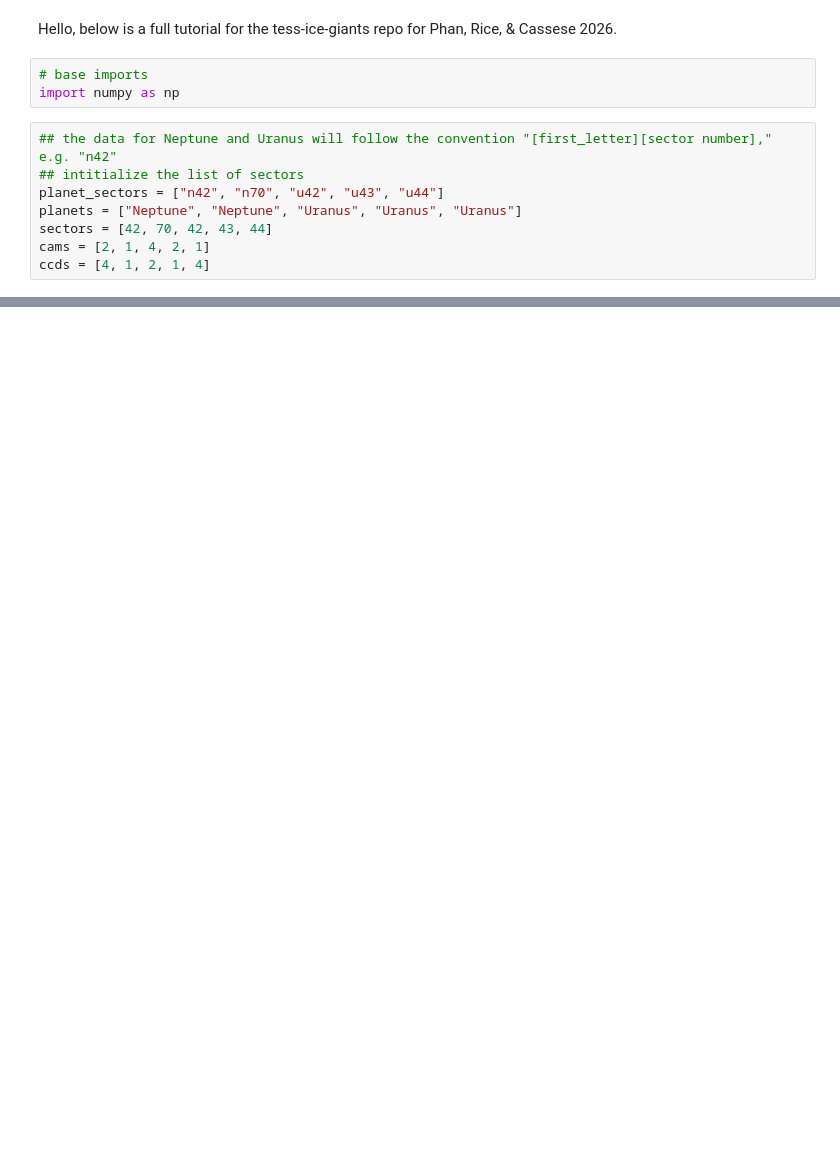
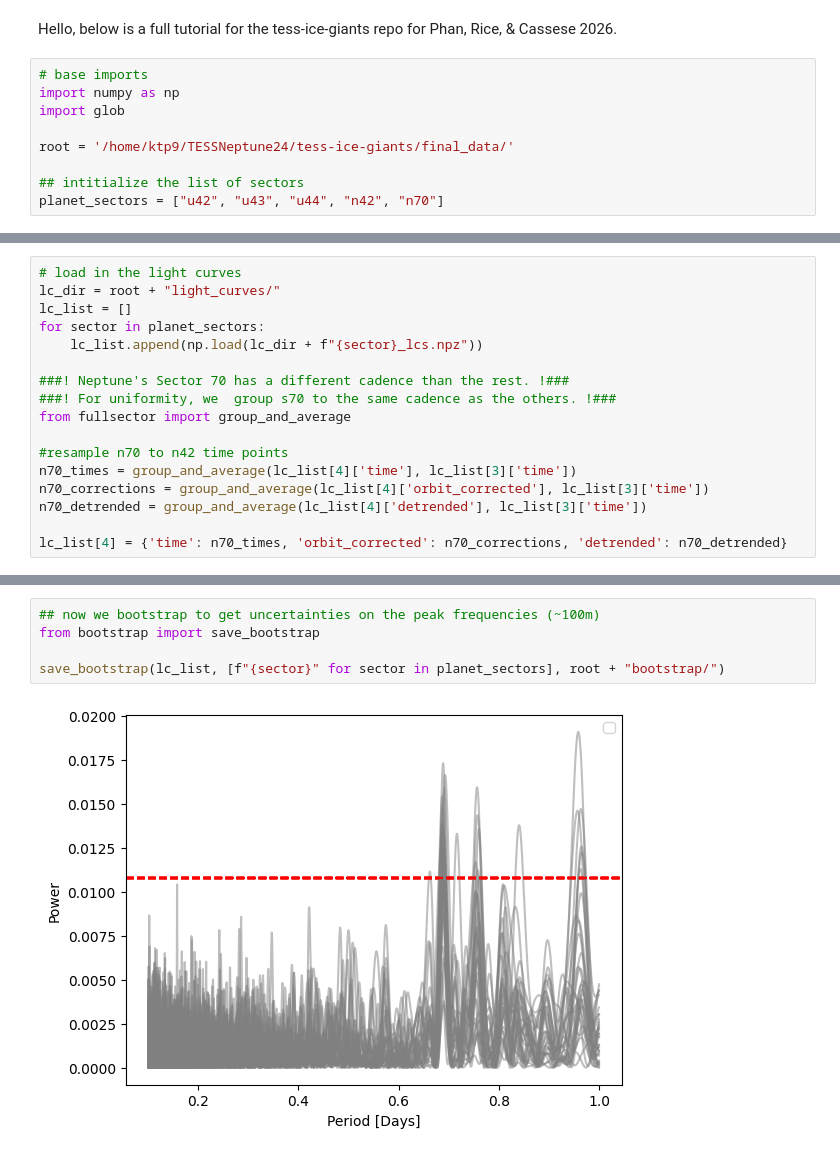
Before and after one commit to kenny-phan/tess-ice-giants, a Jupyter notebook: tess-ice-giants/frequency_analysis/tutorial.ipynb, the cells around one changed output, grey strips where cells are left out. Cells and saved outputs as stored; diff of their text form; blank space fills up the shorter version.

Commit message:
reorganization and code for light curve periodogram plotting

```diff
--- a/tess-ice-giants/frequency_analysis/tutorial.ipynb
+++ b/tess-ice-giants/frequency_analysis/tutorial.ipynb
@@ -3,11 +3,9 @@ Hello, below is a full tutorial for the tess-ice-giants repo for Phan, Rice, & C
 # %%
 # base imports
 import numpy as np
+import glob
+
+root = '/home/ktp9/TESSNeptune24/tess-ice-giants/final_data/'
+
+## intitialize the list of sectors
+planet_sectors = ["u42", "u43", "u44", "n42", "n70"]
-# %%
-## the data for Neptune and Uranus will follow the convention "[first_letter][sector number]," e.g. "n42"
-## intitialize the list of sectors
-planet_sectors = ["n42", "n70", "u42", "u43", "u44"]
-planets = ["Neptune", "Neptune", "Uranus", "Uranus", "Uranus"]
-sectors = [42, 70, 42, 43, 44]
-cams = [2, 1, 4, 2, 1]
-ccds = [4, 1, 2, 1, 4]
@@ -24,0 +57,17 @@ from orbit_correction import detrend_all
+# %%
+# load in the light curves
+lc_dir = root + "light_curves/"
+lc_list = []
+for sector in planet_sectors:
+    lc_list.append(np.load(lc_dir + f"{sector}_lcs.npz"))
+
+###! Neptune's Sector 70 has a different cadence than the rest. !###
+###! For uniformity, we  group s70 to the same cadence as the others. !###
+from fullsector import group_and_average
+
+#resample n70 to n42 time points
+n70_times = group_and_average(lc_list[4]['time'], lc_list[3]['time'])
+n70_corrections = group_and_average(lc_list[4]['orbit_corrected'], lc_list[3]['time'])
+n70_detrended = group_and_average(lc_list[4]['detrended'], lc_list[3]['time'])
+
+lc_list[4] = {'time': n70_times, 'orbit_corrected': n70_corrections, 'detrended': n70_detrended}
@@ -24,0 +85,7 @@ from orbit_correction import detrend_all
+# %%
+## now we bootstrap to get uncertainties on the peak frequencies (~100m)
+from bootstrap import save_bootstrap
+
+save_bootstrap(lc_list, [f"{sector}" for sector in planet_sectors], root + "bootstrap/")
+# %% [output]
+[figure, added]
```
Also changed, not shown: parts of 8 cells of this notebook, 8 other files.
